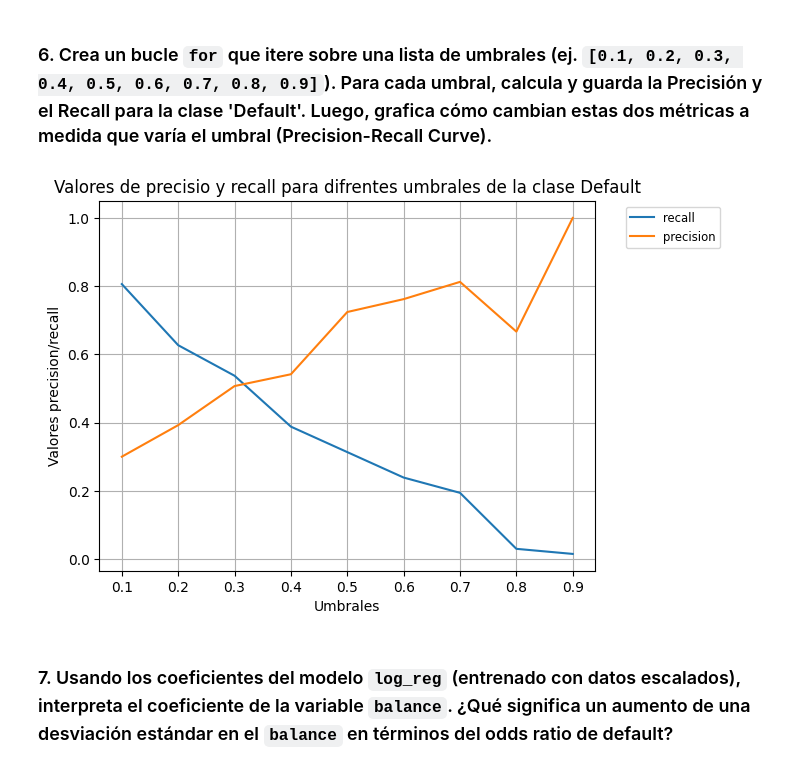
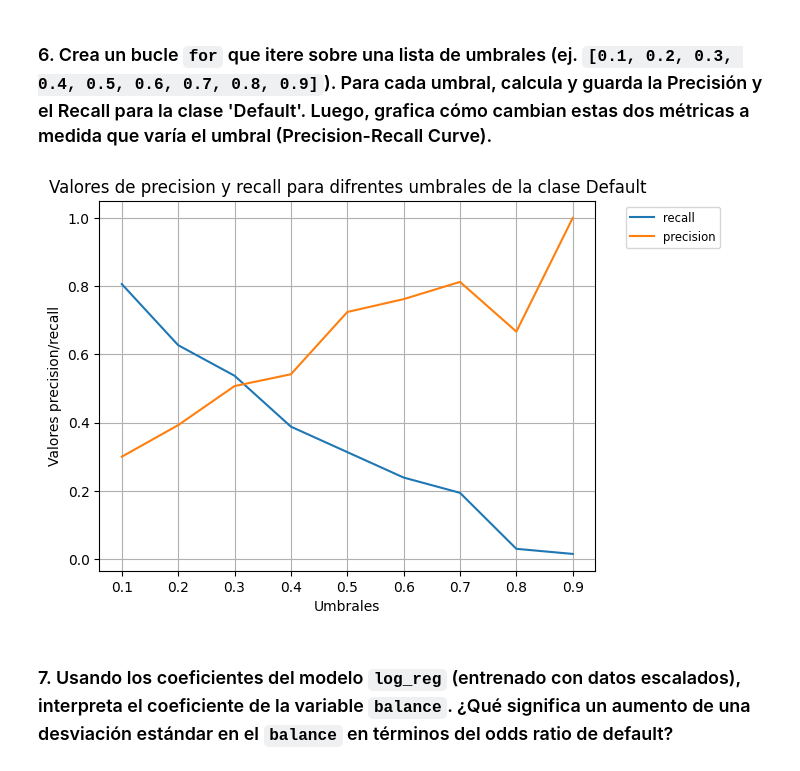
Before and after one commit to marcopadila/Aprendizaje1, a Jupyter notebook: clase03/notebook_03-carlos.ipynb, the cells around one changed output. Cells and saved outputs as stored; diff of their text form; code cells hidden in the pictures.

Commit message:
apuntes clases

```diff
--- a/clase03/notebook_03-carlos.ipynb
+++ b/clase03/notebook_03-carlos.ipynb
@@ -478,29 +478,29 @@ Esto es para evitar filtado de datos. El escalamiento se hace estandarizando. Pa
 # %%
 umbrales_default=[0.1, 0.2, 0.3, 0.4, 0.5, 0.6, 0.7, 0.8, 0.9]
 
 #Precision: TP/(TP+FP)
 #Recall: TP/(TP+FN)
 
 y_pred_proba=log_reg.predict_proba(X_test_scaled)[:,1]
 precision=[]
 recall=[]
 for i,umbral in enumerate(umbrales_default):
     y_pred_nuevo_umbral=(y_pred_proba>=umbral).astype(int)
     cr=classification_report(y_test,y_pred_nuevo_umbral,target_names=['No default','Default'],output_dict=True)
     precision.append(cr['Default'].get('precision'))
     recall.append(cr['Default'].get('recall'))
 
 plt.figure()
 plt.plot(umbrales_default,recall,label='recall')
 plt.plot(umbrales_default,precision,label='precision')
 plt.xlabel('Umbrales')
 plt.ylabel('Valores precision/recall')
 plt.legend(loc='best', fontsize='small', bbox_to_anchor=(1.05, 1))
 plt.grid(True)
-plt.title("Valores de precisio y recall para difrentes umbrales de la clase Default")
+plt.title("Valores de precision y recall para difrentes umbrales de la clase Default")
 plt.show()
 # %% [output]
-[figure, old version]
+[figure, new version]
 # %% [markdown]
 ### 7.  Usando los coeficientes del modelo `log_reg` (entrenado con datos escalados), interpreta el coeficiente de la variable `balance`. ¿Qué significa un aumento de una desviación estándar en el `balance` en términos del odds ratio de default?
 # %%
```
Also changed, not shown: 3 other files.
